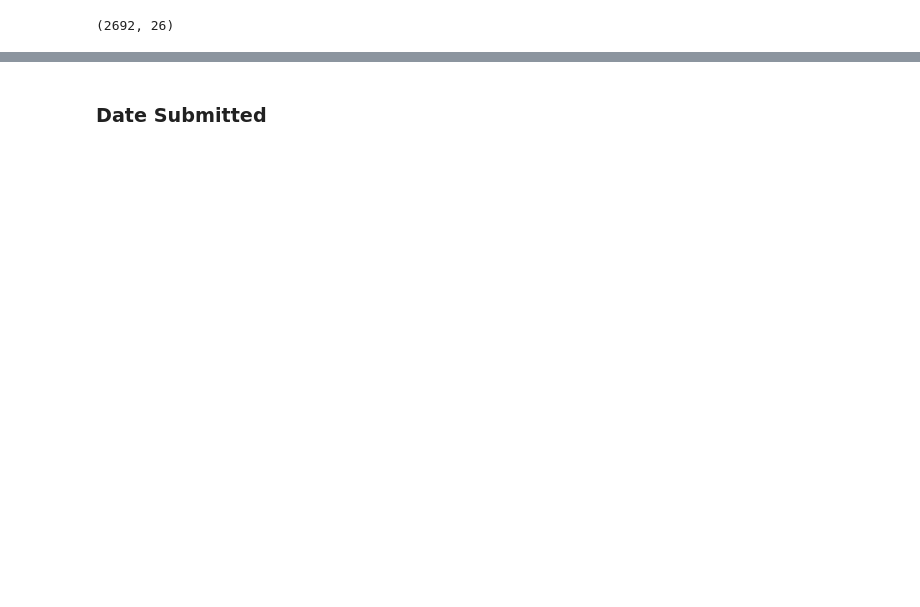
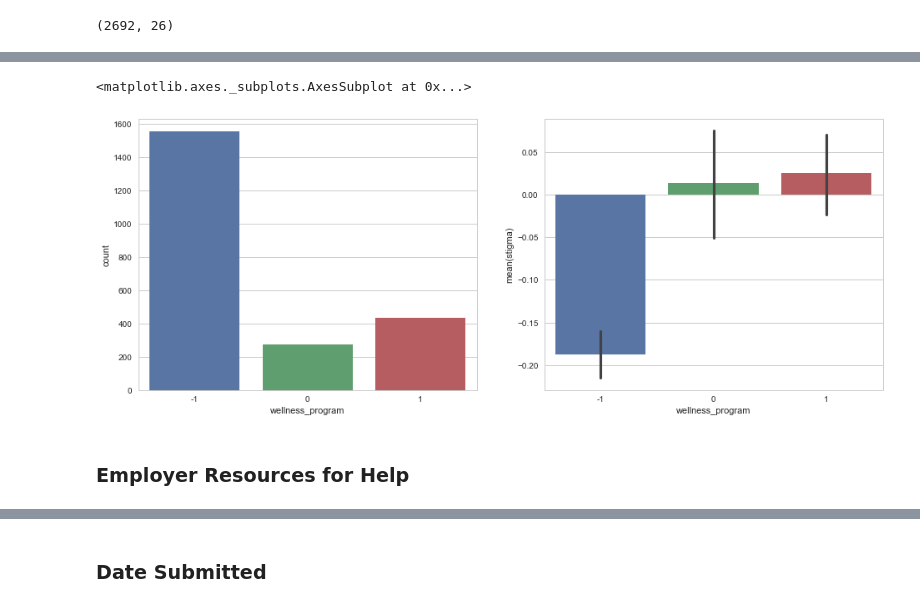
Before and after one commit to phuongho43/cogs108-mental_health, a Jupyter notebook: FinalProject.ipynb, the cells around one changed output, grey strips where cells are left out. Saved outputs shown, nothing was run; the diff lists cells and outputs as text; code cells hidden in the pictures; blank space fills up the shorter version.

```diff
--- a/FinalProject.ipynb
+++ b/FinalProject.ipynb
@@ -391,0 +441,9 @@ combined_df.shape
+# %%
+fig, (ax1, ax2) = plt.subplots(1, 2, figsize=(16, 6))
+sns.countplot(x='wellness_program', data=combined_df, ax=ax1)
+sns.barplot(x='wellness_program', y='stigma', data=combined_df, ax=ax2)
+# %% [output]
+<matplotlib.axes._subplots.AxesSubplot at 0x...>
+[figure, added]
+# %% [markdown]
+### Employer Resources for Help
```
Also changed, not shown: parts of 98 cells of this notebook.
